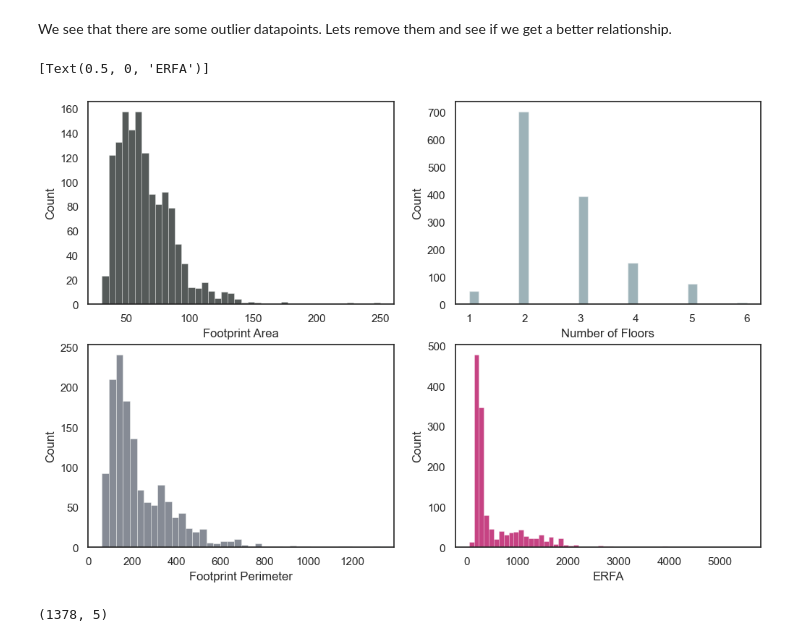
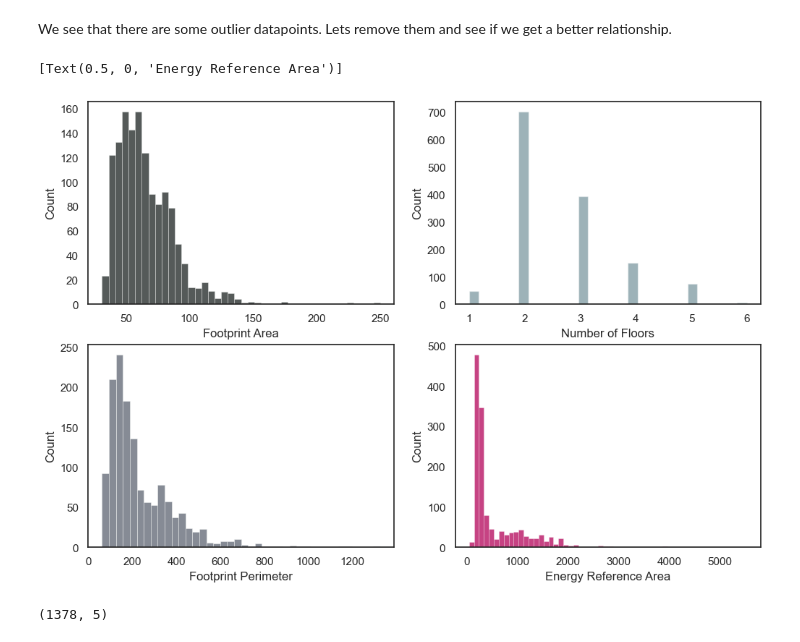
Before and after one commit to xtearas/CSE6040-Course-Project, a Jupyter notebook: Project_Notebook.ipynb, the cells around one changed output. Cells and saved outputs as stored; diff of their text form; code cells hidden in the pictures.

```diff
--- a/Project_Notebook.ipynb
+++ b/Project_Notebook.ipynb
@@ -549,6 +549,6 @@ df_clean['stories'].hist()
 <Axes: >
 [figure]
 # %%
-initial_data = df_clean[['area','perimeter', 'stories', 'ERFA']].astype(float)
+initial_data = df_clean[['area','perimeter', 'stories', 'ERA']].astype(float)
 initial_data.head()
 # %% [output]
@@ -615,7 +615,7 @@ import warnings
 warnings.filterwarnings('ignore')
 
 
-cut_data = data[(data.area > 30) & (data.ERFA > 40) & (data.perimeter > 50) & (data.gross_area < 1000)]
+cut_data = data[(data.area > 30) & (data.ERA > 40) & (data.perimeter > 50) & (data.gross_area < 1000)]
 
 fig, axs = plt.subplots(ncols=2, nrows=2, figsize=(12, 8))
 
@@ -626,37 +626,37 @@ sns.histplot(
     edgecolor=(1, 1, 1, .4),ax=axs[0,0]
 )
 
 axs[0,0].set(xlabel='Footprint Area')
 
 sns.histplot(
     cut_data.stories, kde=False,
     stat="count", kde_kws=dict(cut=3),
     color="#7d98a1",
     edgecolor=(1, 1, 1, .4),ax=axs[0,1]
 )
 
 axs[0,1].set(xlabel='Number of Floors')
 
 sns.histplot(
     cut_data.perimeter, kde=False,
     stat="count", kde_kws=dict(cut=3),
     color="#5e6572",
     edgecolor=(1, 1, 1, .4),ax=axs[1,0]
 )
 
 axs[1,0].set(xlabel='Footprint Perimeter')
 
 sns.histplot(
-    cut_data.ERFA, kde=False,
+    cut_data.ERA, kde=False,
     stat="count", kde_kws=dict(cut=3),
     color="#B4045A",
     edgecolor=(1, 1, 1, .4),ax=axs[1,1]
 )
 
-axs[1,1].set(xlabel='ERFA')
+axs[1,1].set(xlabel='Energy Reference Area')
 # %% [output]
-[Text(0.5, 0, 'ERFA')]
+[Text(0.5, 0, 'Energy Reference Area')]
-[figure, old version]
+[figure, new version]
 # %%
 cut_data.shape
 # %% [output]
```
Also changed, not shown: parts of 9 cells of this notebook, 2 other files.
